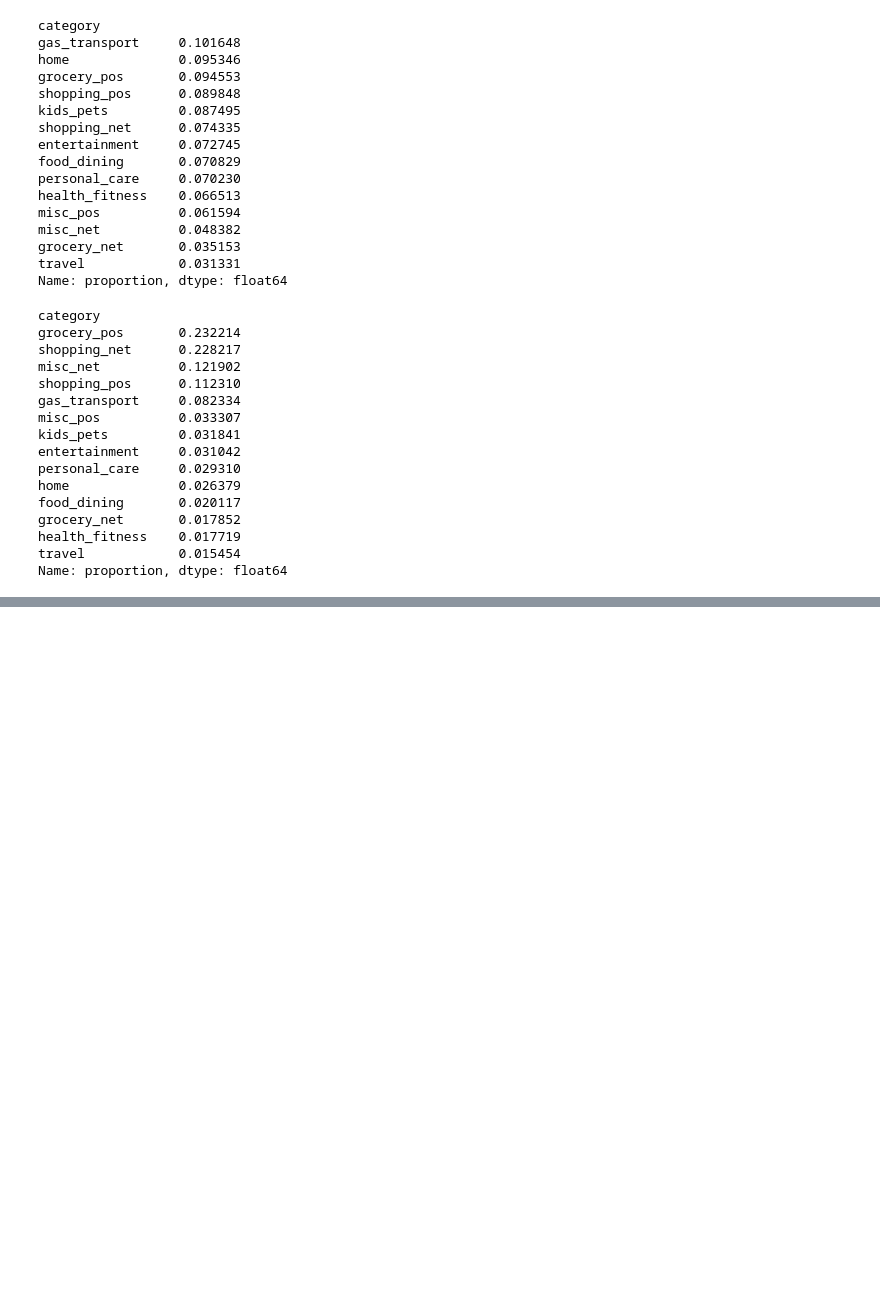
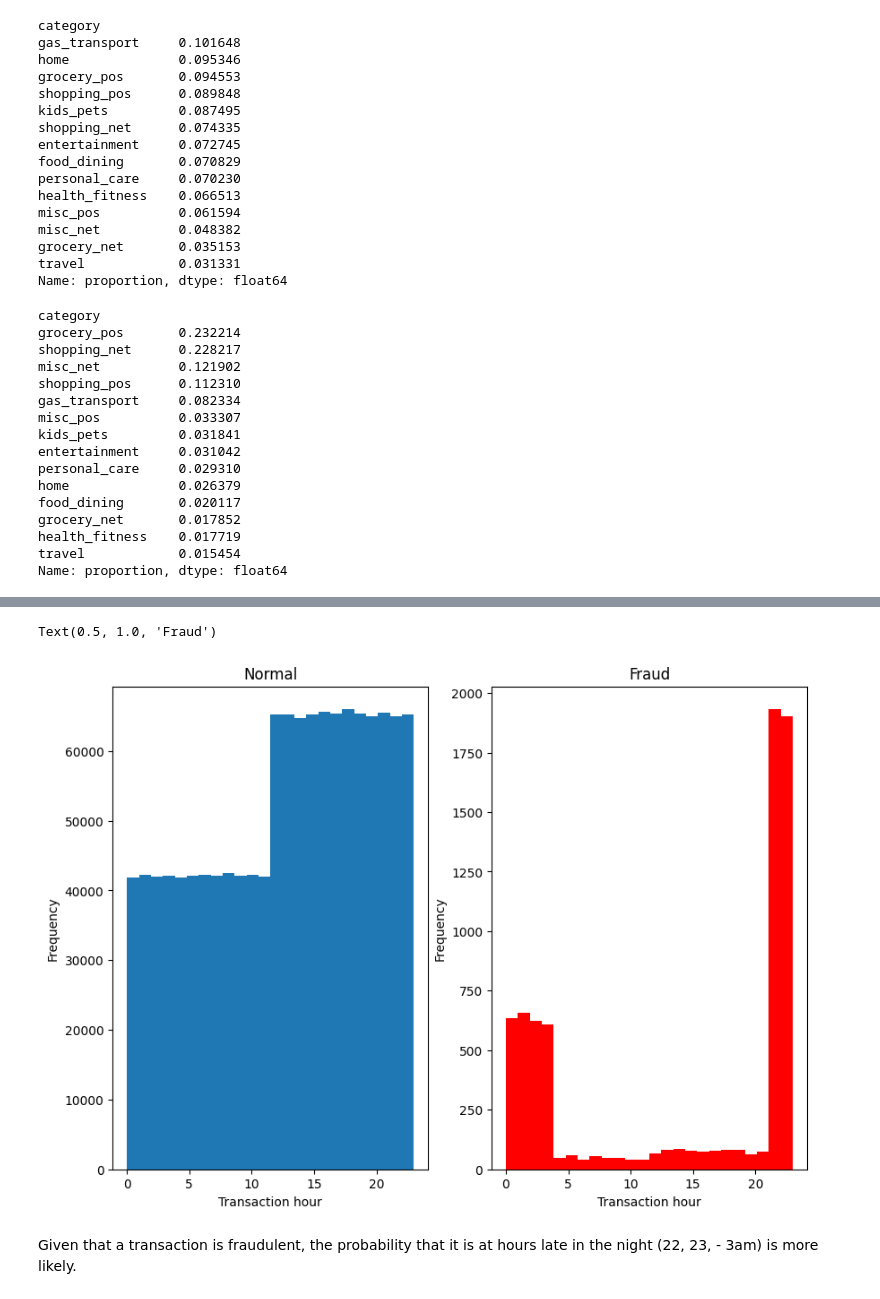
Before and after one commit to madtheorist/credit-fraud-api, a Jupyter notebook: eda.ipynb, the cells around one changed output, grey strips where cells are left out. Drawn from its saved outputs; the diff is of its cells as text; code cells hidden in the pictures; blank space fills up the shorter version.

```diff
--- a/eda.ipynb
+++ b/eda.ipynb
@@ -128,0 +186,17 @@ It seems like among fraudulent transactions, the proportion of in-person grocery
+# %%
+fig, axs = plt.subplots(1, 2)
+fig.set_figwidth(10)
+fig.set_figheight(7)
+axs[0].hist(df_normal['hour'], bins=24)
+axs[0].set_xlabel('Transaction hour')
+axs[0].set_ylabel('Frequency')
+axs[0].set_title('Normal')
+axs[1].hist(df_fraud['hour'], bins=24, color='red')
+axs[1].set_xlabel('Transaction hour')
+axs[1].set_ylabel('Frequency')
+axs[1].set_title('Fraud')
+# %% [output]
+Text(0.5, 1.0, 'Fraud')
+[figure, added]
+# %% [markdown]
+Given that a transaction is fraudulent, the probability that it is at hours late in the night (22, 23, - 3am) is more likely.
```
Also changed, not shown: parts of 11 cells of this notebook, 2 other files.
